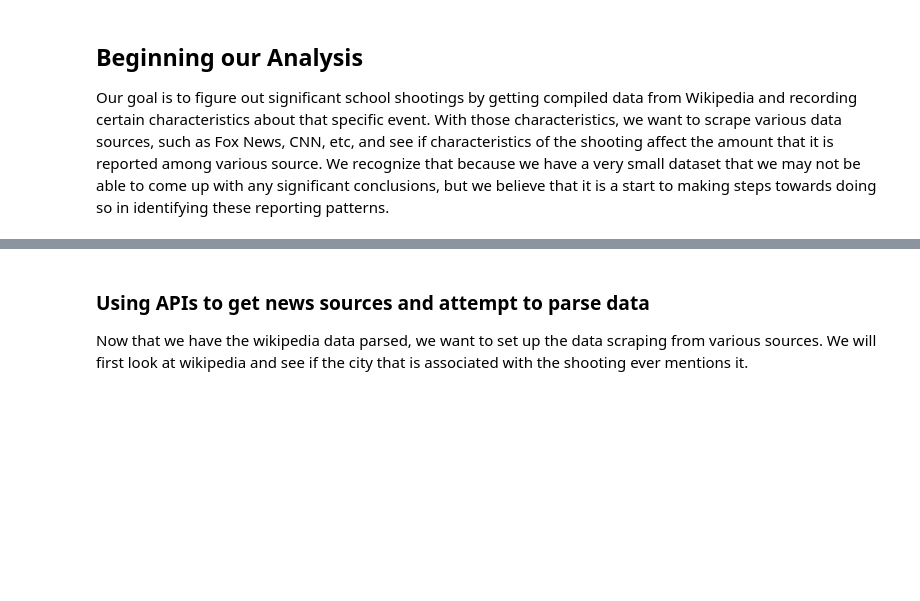
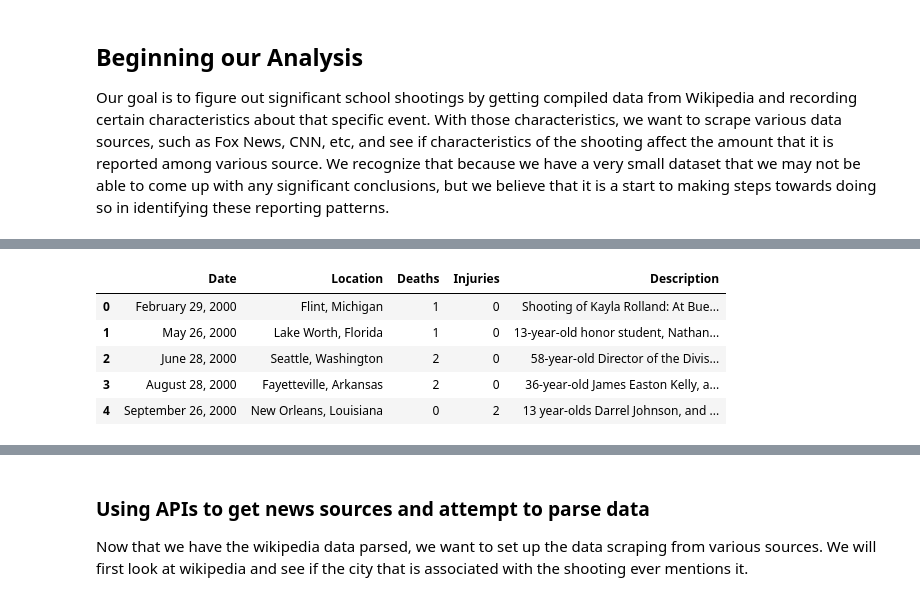
Before and after one commit to eugeneiohc/15388final, a Jupyter notebook: FinalProject.ipynb, the cells around one changed output, grey strips where cells are left out. Cells and saved outputs as stored; diff of their text form; code cells hidden in the pictures; blank space fills up the shorter version.

```diff
--- a/FinalProject.ipynb
+++ b/FinalProject.ipynb
@@ -65,4 +62,4 @@ def parseWiki(url):
     return header, body[1:]
 
 header, body = parseWiki("https://en.wikipedia.org/wiki/List_of_school_shootings_in_the_United_States")
-makeDF(header, body)
+df = makeDF(header, body)
@@ -87,0 +66,9 @@ makeDF(header, body)
+# %%
+df.head()
+# %% [output]
+|  | Date | Location | Deaths | Injuries | Description |
+| 0 | February 29, 2000 | Flint, Michigan | 1 | 0 | Shooting of Kayla Rolland: At Bue... |
+| 1 | May 26, 2000 | Lake Worth, Florida | 1 | 0 | 13-year-old honor student, Nathan... |
+| 2 | June 28, 2000 | Seattle, Washington | 2 | 0 | 58-year-old Director of the Divis... |
+| 3 | August 28, 2000 | Fayetteville, Arkansas | 2 | 0 | 36-year-old James Easton Kelly, a... |
+| 4 | September 26, 2000 | New Orleans, Louisiana | 0 | 2 | 13 year-olds Darrel Johnson, and ... |
```
Also changed, not shown: parts of 7 cells of this notebook.
